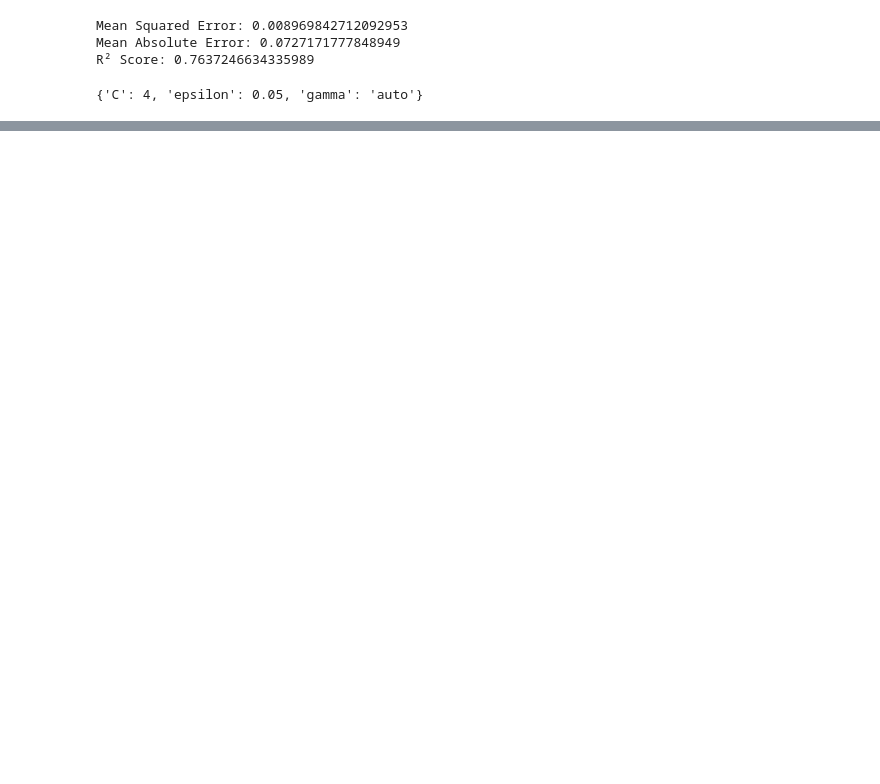
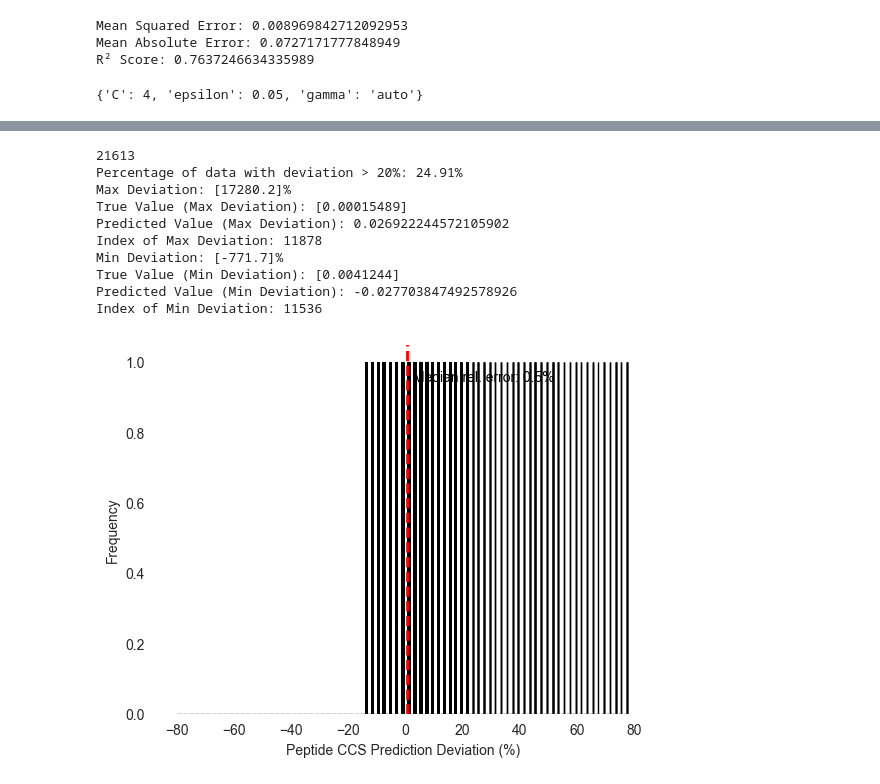
Before and after one commit to PaulSchwarze/PBL_Ion_Mobility, a Jupyter notebook: SVR.ipynb, the cells around one changed output, grey strips where cells are left out. Saved outputs shown, nothing was run; the diff lists cells and outputs as text; code cells hidden in the pictures; blank space fills up the shorter version.

```diff
--- a/SVR.ipynb
+++ b/SVR.ipynb
@@ -268,0 +167,71 @@ R² Score: 0.982730557688579
+# %%
+# Example data (replace with actual data)
+predictions = y_pred_fin2
+true_values= y_test
+print(len(true_values))
+
+# Compute deviations
+deviation = [(b - a) / (a + 1e-8) * 100 for a, b in zip(true_values, predictions)]
+
+# Round deviations
+deviation_percentage_rounded = np.round(deviation, 1)
+
+deviations_above_20 = sum(1 for d in deviation_percentage_rounded if abs(d) > 20)
+
+# Calculate the percentage of data with deviation higher than 50%
+percentage_above_20 = (deviations_above_20 / len(deviation_percentage_rounded)) * 100
+
+print(f"Percentage of data with deviation > 20%: {percentage_above_20:.2f}%")
+
+max_deviation_idx = np.argmax(deviation_percentage_rounded)
+min_deviation_idx = np.argmin(deviation_percentage_rounded)
+# Print summary
+print(f"Max Deviation: {deviation_percentage_rounded[max_deviation_idx]}%")
+print(f"True Value (Max Deviation): {true_values[max_deviation_idx]}")
+print(f"Predicted Value (Max Deviation): {predictions[max_deviation_idx]}")
+print(f"Index of Max Deviation: {max_deviation_idx}")
+
+print(f"Min Deviation: {deviation_percentage_rounded[min_deviation_idx]}%")
+print(f"True Value (Min Deviation): {true_values[min_deviation_idx]}")
+print(f"Predicted Value (Min Deviation): {predictions[min_deviation_idx]}")
+print(f"Index of Min Deviation: {min_deviation_idx}")
+
+
+sorted_deviations = sorted(deviation_percentage_rounded)
+
+# Calculate the index for the 5% threshold
+lower_5_percent_index = int(len(sorted_deviations) * 0.01)
+upper_5_percent_index = int(len(sorted_deviations) * 0.99)
+
+# Filter out the top and bottom 5% of the data
+filtered_deviations = sorted_deviations[lower_5_percent_index:upper_5_percent_index]
+median_error = np.median(sorted_deviations)
+# Plot the histogram with the filtered data
+plt.hist(filtered_deviations, bins=np.arange(-80, 80, 2), edgecolor='black')
+
+plt.axvline(median_error, color='red', linestyle='dashed', linewidth=2, label=f'Median Error: {median_error:.1f}%')
+
+# Annotate the median value with the text "Median Error: {median_error}"
+plt.text(median_error + 2, plt.ylim()[1] * 0.9, f'Median rel. error: {median_error:.1f}%', color='black', fontsize=10)
+
+ax = plt.gca()  # Get the current axes
+ax.set_facecolor("white")
+# Labels and title
+plt.xlabel('Peptide CCS Prediction Deviation (%)')
+plt.ylabel('Frequency')
+
+# Show plot
+plt.savefig('SVR deviation plot.png')
+plt.show()
+# %% [output]
+21613
+Percentage of data with deviation > 20%: 24.91%
+Max Deviation: [17280.2]%
+True Value (Max Deviation): [0.00015489]
+Predicted Value (Max Deviation): 0.026922244572105902
+Index of Max Deviation: 11878
+Min Deviation: [-771.7]%
+True Value (Min Deviation): [0.0041244]
+Predicted Value (Min Deviation): -0.027703847492578926
+Index of Min Deviation: 11536
+[figure, added]
```
Also changed, not shown: parts of 16 cells of this notebook, 1 other file.
